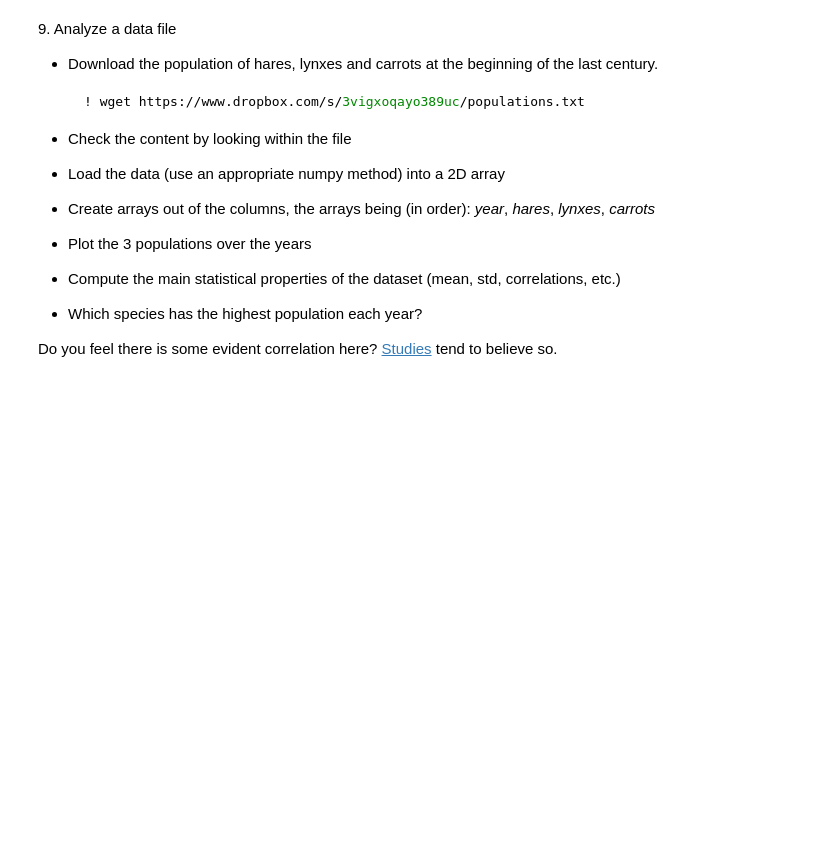
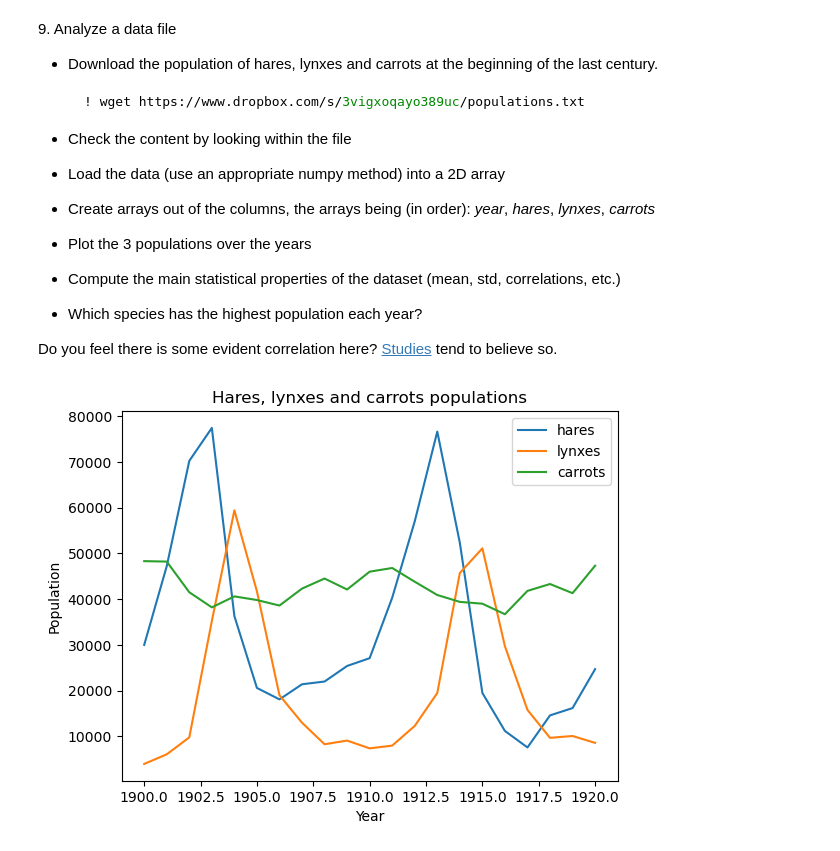
Before and after one commit to Kallo27/LaboratoryOfComputationalPhysics_Y6, a Jupyter notebook: 04ex/04ex_Numpy.ipynb, the cells around one changed output. Cells and saved outputs as stored; diff of their text form; code cells hidden in the pictures; blank space fills up the shorter version.

```diff
--- a/04ex/04ex_Numpy.ipynb
+++ b/04ex/04ex_Numpy.ipynb
@@ -82,3 +284,21 @@ Did you get what you expected?
   * Which species has the highest population each year?
 
 Do you feel there is some evident correlation here? [Studies](https://www.enr.gov.nt.ca/en/services/lynx/lynx-snowshoe-hare-cycle) tend to believe so.
+# %%
+population = np.loadtxt('populations.txt')
+year = population[:, 0]
+hares = population[:, 1]
+lynxes = population[:, 2]
+carrots = population[:, 3]
+
+plt.plot(year, hares, label='hares')
+plt.plot(year, lynxes, label='lynxes')
+plt.plot(year, carrots, label='carrots')
+
+plt.legend()
+plt.xlabel("Year")
+plt.ylabel("Population")
+plt.title("Hares, lynxes and carrots populations")
+plt.show()
+# %% [output]
+[figure, added]
```
Also changed, not shown: parts of 13 cells of this notebook, 2 other files.
